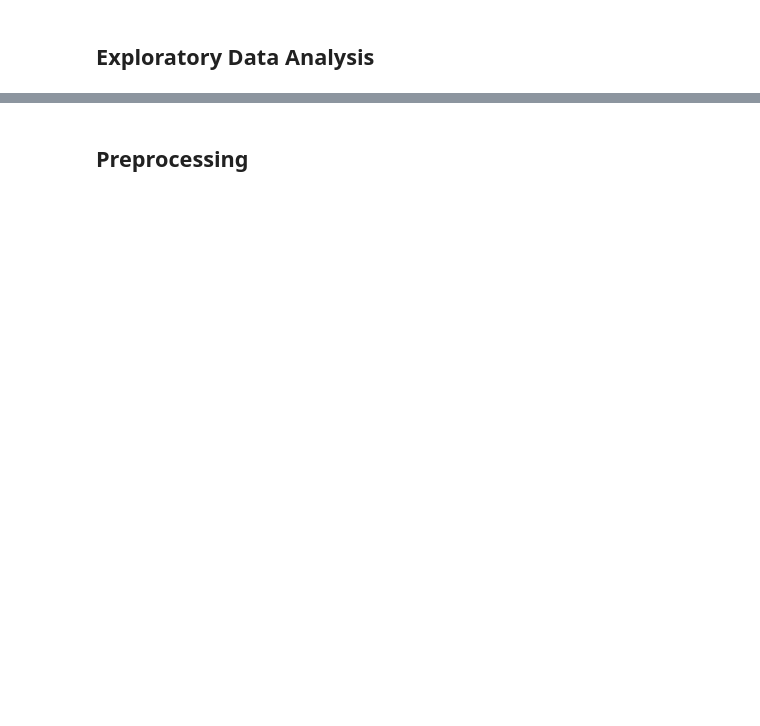
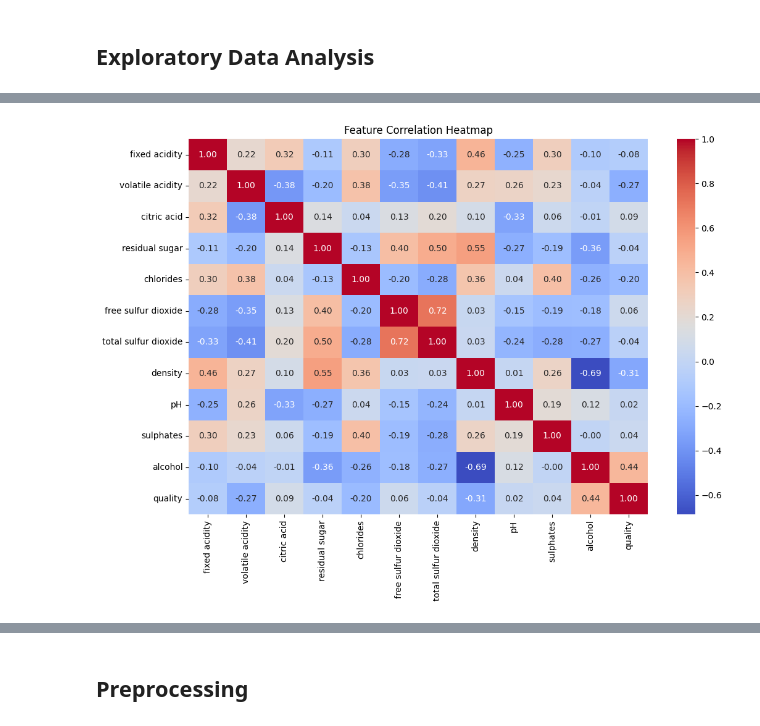
Before and after one commit to HackSlashNITP/Gray-Interface-26, a Jupyter notebook: Kshitiz/Task 3/Task3_Part1_KNN.ipynb, the cells around one changed output, grey strips where cells are left out. Cells and saved outputs as stored; diff of their text form; code cells hidden in the pictures; blank space fills up the shorter version.

```diff
--- a/Kshitiz/Task 3/Task3_Part1_KNN.ipynb
+++ b/Kshitiz/Task 3/Task3_Part1_KNN.ipynb
@@ -52,7 +150,9 @@ plt.show()
 # %%
-# Correlation heatmap
+# Correlation heatmap of features
 plt.figure(figsize=(11, 8))
-sns.heatmap(df.drop(columns=['wine_type']).corr(), annot=True, fmt='.2f', cmap='coolwarm')
+sns.heatmap(df.drop(columns=['type']).corr(), annot=True, fmt='.2f', cmap='coolwarm')
 plt.title('Feature Correlation Heatmap')
 plt.tight_layout()
 plt.show()
+# %% [output]
+[figure, added]
```
Also changed, not shown: parts of 42 cells of this notebook, 4 other files.
